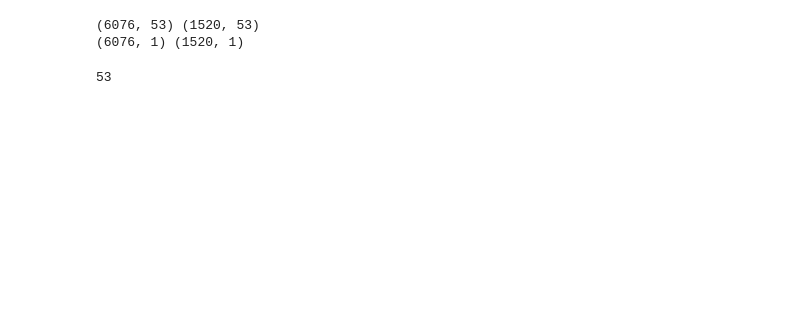
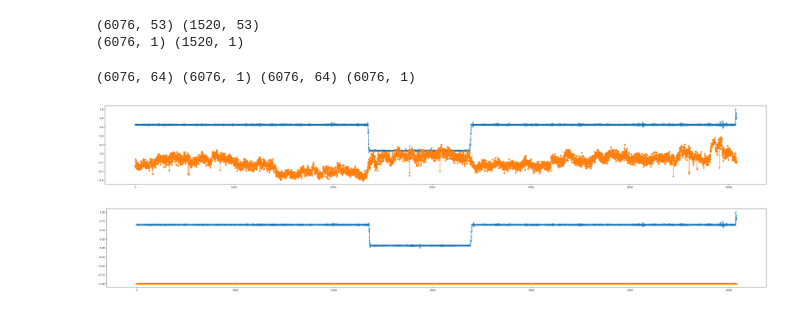
Before and after one commit to Tibboh17/Python, a Jupyter notebook: ML/MLP-with-Numpy.ipynb, the cells around one changed output. Drawn from its saved outputs; the diff is of its cells as text; code cells hidden in the pictures; blank space fills up the shorter version.

```diff
--- a/ML/MLP-with-Numpy.ipynb
+++ b/ML/MLP-with-Numpy.ipynb
@@ -59,12 +59,27 @@ def mse(y_true, y_pred):
 
 def mse_derivative(y_true, y_pred):
     return 2 * (y_pred - y_true) / len(y_true)
+# %%
+input_dim = x_train.shape[1]
+hidden_dim = 64
+output_dim = y_train.shape[1]
+
+np.random.seed(42)
+
+sqrt_h = np.sqrt(6 / (input_dim + hidden_dim))
+sqrt_y = np.sqrt(6 / (hidden_dim + output_dim))
+
+w_ih = np.random.uniform(low=-sqrt_h, high=sqrt_h, size=(input_dim, hidden_dim))
+w_ho = np.random.uniform(low=-sqrt_h, high=sqrt_h, size=(hidden_dim, output_dim))
+
+b_ih = np.zeros((1, hidden_dim))
+b_ho = np.zeros((1, output_dim))
 # %%
-def forward_prop_tanh(x, w_ih, w_ho, b_ih, b_ho):
-    z_ih = np.dot(w_ih, x.T) + b_ih
+def forward_prop(x, w_ih, w_ho, b_ih, b_ho):
+    z_ih = np.dot(x, w_ih) + b_ih
     a_ih = tanh(z_ih)
 
-    z_ho = np.dot(w_ho, a_ih) + b_ho
+    z_ho = np.dot(a_ih, w_ho) + b_ho
     a_ho = tanh(z_ho)
 
     return z_ih, z_ho, a_ih, a_ho
@@ -71,4 +103,2 @@ def forward_prop_tanh(x, w_ih, w_ho, b_ih, b_ho):
 # %%
-def backward_prop_tanh(x, y_true, z_ih, z_ho, a_ih, a_ho, w_ih, w_ho, b_ih, b_ho, learning_rate):
-    erroe_output = (a_ho - y_true) * mse_derivative(z_ho)
-    dw_ho = np.dot()
+z_ih, z_ho, a_ih, a_ho = forward_prop(x_train, w_ih, w_ho, b_ih, b_ho)
@@ -90,4 +105,11 @@ b_ho = np.zeros((output_dim, 1))    # (1, 1)
-# %%
-print(input_dim)
-# %% [output]
-53
+# %%
+print(z_ih.shape, z_ho.shape, a_ih.shape, a_ho.shape)
+# %% [output]
+(6076, 64) (6076, 1) (6076, 64) (6076, 1)
+# %%
+plt.figure(figsize=(50, 6))
+plt.plot(y_train.flatten(), marker="x")
+plt.plot(a_ho.reshape(-1, 1), marker="o")
+plt.show()
+# %% [output]
+[figure, added]
@@ -93,0 +118,9 @@ print(input_dim)
+# %%
+z_ih, z_ho, a_ih, a_ho = forward_prop(x_train, w_ih, w_ho, b_ih, b_ho)
+
+plt.figure(figsize=(50, 6))
+plt.plot(y_train.flatten(), marker="x")
+plt.plot(a_ho.reshape(-1, 1), marker="o")
+plt.show()
+# %% [output]
+[figure, added]
```
Also changed, not shown: parts of 3 cells of this notebook.
